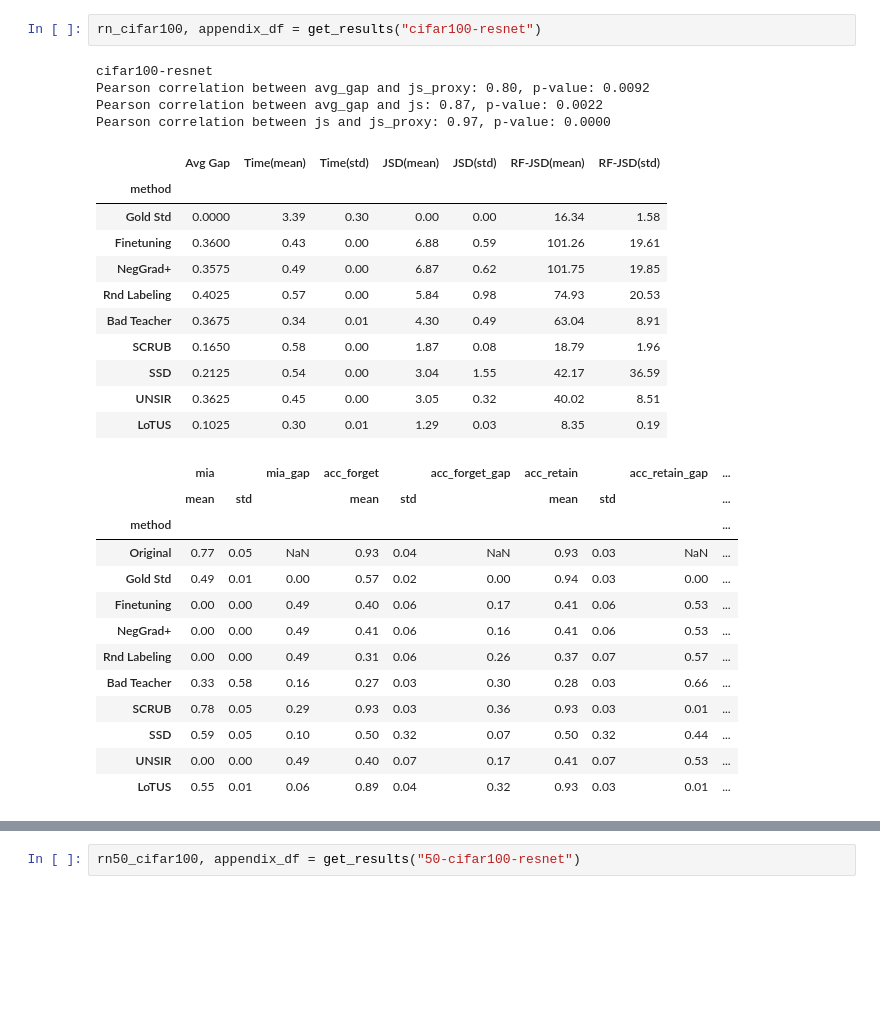
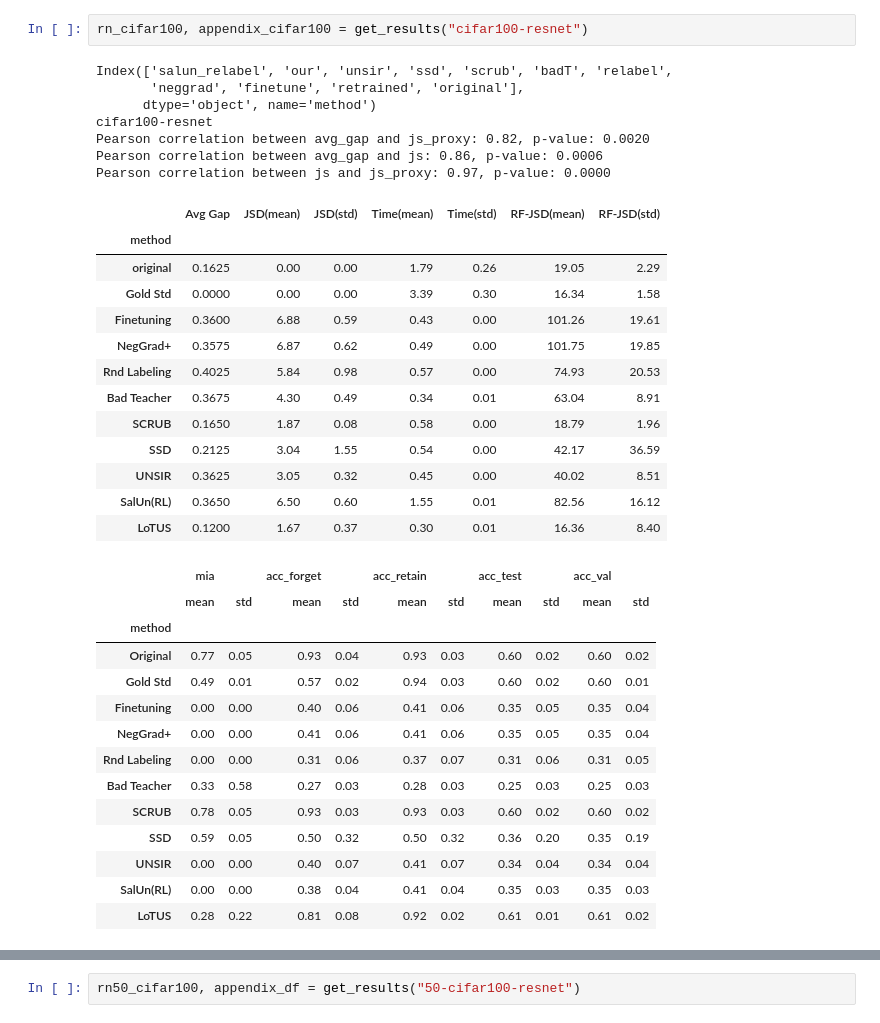
Before and after one commit to cspartalis/LoTUS, a Jupyter notebook: notebooks/results.ipynb, the cells around one changed output, grey strips where cells are left out. Saved outputs shown, nothing was run; the diff lists cells and outputs as text; blank space fills up the shorter version.

```diff
--- a/notebooks/results.ipynb
+++ b/notebooks/results.ipynb
@@ -281,31 +241,37 @@ Pearson correlation between js and js_proxy: 0.90, p-value: 0.0003
 # %%
-rn_cifar100, appendix_df = get_results("cifar100-resnet")
+rn_cifar100, appendix_cifar100 = get_results("cifar100-resnet")
 # %% [output]
+Index(['salun_relabel', 'our', 'unsir', 'ssd', 'scrub', 'badT', 'relabel',
+       'neggrad', 'finetune', 'retrained', 'original'],
+      dtype='object', name='method')
 cifar100-resnet
-Pearson correlation between avg_gap and js_proxy: 0.80, p-value: 0.0092
-Pearson correlation between avg_gap and js: 0.87, p-value: 0.0022
+Pearson correlation between avg_gap and js_proxy: 0.82, p-value: 0.0020
+Pearson correlation between avg_gap and js: 0.86, p-value: 0.0006
 Pearson correlation between js and js_proxy: 0.97, p-value: 0.0000
-|  | Avg Gap | Time(mean) | Time(std) | JSD(mean) | JSD(std) | RF-JSD(mean) | RF-JSD(std) |
+|  | Avg Gap | JSD(mean) | JSD(std) | Time(mean) | Time(std) | RF-JSD(mean) | RF-JSD(std) |
 | method |  |  |  |  |  |  |  |
-| Gold Std | 0.0000 | 3.39 | 0.30 | 0.00 | 0.00 | 16.34 | 1.58 |
-| Finetuning | 0.3600 | 0.43 | 0.00 | 6.88 | 0.59 | 101.26 | 19.61 |
-| NegGrad+ | 0.3575 | 0.49 | 0.00 | 6.87 | 0.62 | 101.75 | 19.85 |
-| Rnd Labeling | 0.4025 | 0.57 | 0.00 | 5.84 | 0.98 | 74.93 | 20.53 |
-| Bad Teacher | 0.3675 | 0.34 | 0.01 | 4.30 | 0.49 | 63.04 | 8.91 |
-| SCRUB | 0.1650 | 0.58 | 0.00 | 1.87 | 0.08 | 18.79 | 1.96 |
-| SSD | 0.2125 | 0.54 | 0.00 | 3.04 | 1.55 | 42.17 | 36.59 |
-| UNSIR | 0.3625 | 0.45 | 0.00 | 3.05 | 0.32 | 40.02 | 8.51 |
-| LoTUS | 0.1025 | 0.30 | 0.01 | 1.29 | 0.03 | 8.35 | 0.19 |
+| original | 0.1625 | 0.00 | 0.00 | 1.79 | 0.26 | 19.05 | 2.29 |
+| Gold Std | 0.0000 | 0.00 | 0.00 | 3.39 | 0.30 | 16.34 | 1.58 |
+| Finetuning | 0.3600 | 6.88 | 0.59 | 0.43 | 0.00 | 101.26 | 19.61 |
+| NegGrad+ | 0.3575 | 6.87 | 0.62 | 0.49 | 0.00 | 101.75 | 19.85 |
+| Rnd Labeling | 0.4025 | 5.84 | 0.98 | 0.57 | 0.00 | 74.93 | 20.53 |
+| Bad Teacher | 0.3675 | 4.30 | 0.49 | 0.34 | 0.01 | 63.04 | 8.91 |
+| SCRUB | 0.1650 | 1.87 | 0.08 | 0.58 | 0.00 | 18.79 | 1.96 |
+| SSD | 0.2125 | 3.04 | 1.55 | 0.54 | 0.00 | 42.17 | 36.59 |
+| UNSIR | 0.3625 | 3.05 | 0.32 | 0.45 | 0.00 | 40.02 | 8.51 |
+| SalUn(RL) | 0.3650 | 6.50 | 0.60 | 1.55 | 0.01 | 82.56 | 16.12 |
+| LoTUS | 0.1200 | 1.67 | 0.37 | 0.30 | 0.01 | 16.36 | 8.40 |
-|  | mia |  | mia_gap | acc_forget |  | acc_forget_gap | acc_retain |  | acc_retain_gap | ... |
-|  | mean | std |  | mean | std |  | mean | std |  | ... |
-| method |  |  |  |  |  |  |  |  |  | ... |
-| Original | 0.77 | 0.05 | NaN | 0.93 | 0.04 | NaN | 0.93 | 0.03 | NaN | ... |
-| Gold Std | 0.49 | 0.01 | 0.00 | 0.57 | 0.02 | 0.00 | 0.94 | 0.03 | 0.00 | ... |
-| Finetuning | 0.00 | 0.00 | 0.49 | 0.40 | 0.06 | 0.17 | 0.41 | 0.06 | 0.53 | ... |
-| NegGrad+ | 0.00 | 0.00 | 0.49 | 0.41 | 0.06 | 0.16 | 0.41 | 0.06 | 0.53 | ... |
-| Rnd Labeling | 0.00 | 0.00 | 0.49 | 0.31 | 0.06 | 0.26 | 0.37 | 0.07 | 0.57 | ... |
-| Bad Teacher | 0.33 | 0.58 | 0.16 | 0.27 | 0.03 | 0.30 | 0.28 | 0.03 | 0.66 | ... |
-| SCRUB | 0.78 | 0.05 | 0.29 | 0.93 | 0.03 | 0.36 | 0.93 | 0.03 | 0.01 | ... |
-| SSD | 0.59 | 0.05 | 0.10 | 0.50 | 0.32 | 0.07 | 0.50 | 0.32 | 0.44 | ... |
-| UNSIR | 0.00 | 0.00 | 0.49 | 0.40 | 0.07 | 0.17 | 0.41 | 0.07 | 0.53 | ... |
-| LoTUS | 0.55 | 0.01 | 0.06 | 0.89 | 0.04 | 0.32 | 0.93 | 0.03 | 0.01 | ... |
+|  | mia |  | acc_forget |  | acc_retain |  | acc_test |  | acc_val |  |
+|  | mean | std | mean | std | mean | std | mean | std | mean | std |
+| method |  |  |  |  |  |  |  |  |  |  |
+| Original | 0.77 | 0.05 | 0.93 | 0.04 | 0.93 | 0.03 | 0.60 | 0.02 | 0.60 | 0.02 |
+| Gold Std | 0.49 | 0.01 | 0.57 | 0.02 | 0.94 | 0.03 | 0.60 | 0.02 | 0.60 | 0.01 |
+| Finetuning | 0.00 | 0.00 | 0.40 | 0.06 | 0.41 | 0.06 | 0.35 | 0.05 | 0.35 | 0.04 |
+| NegGrad+ | 0.00 | 0.00 | 0.41 | 0.06 | 0.41 | 0.06 | 0.35 | 0.05 | 0.35 | 0.04 |
+| Rnd Labeling | 0.00 | 0.00 | 0.31 | 0.06 | 0.37 | 0.07 | 0.31 | 0.06 | 0.31 | 0.05 |
+| Bad Teacher | 0.33 | 0.58 | 0.27 | 0.03 | 0.28 | 0.03 | 0.25 | 0.03 | 0.25 | 0.03 |
+| SCRUB | 0.78 | 0.05 | 0.93 | 0.03 | 0.93 | 0.03 | 0.60 | 0.02 | 0.60 | 0.02 |
+| SSD | 0.59 | 0.05 | 0.50 | 0.32 | 0.50 | 0.32 | 0.36 | 0.20 | 0.35 | 0.19 |
+| UNSIR | 0.00 | 0.00 | 0.40 | 0.07 | 0.41 | 0.07 | 0.34 | 0.04 | 0.34 | 0.04 |
+| SalUn(RL) | 0.00 | 0.00 | 0.38 | 0.04 | 0.41 | 0.04 | 0.35 | 0.03 | 0.35 | 0.03 |
+| LoTUS | 0.28 | 0.22 | 0.81 | 0.08 | 0.92 | 0.02 | 0.61 | 0.01 | 0.61 | 0.02 |
```
Also changed, not shown: parts of 13 cells of this notebook, 10 other files.
